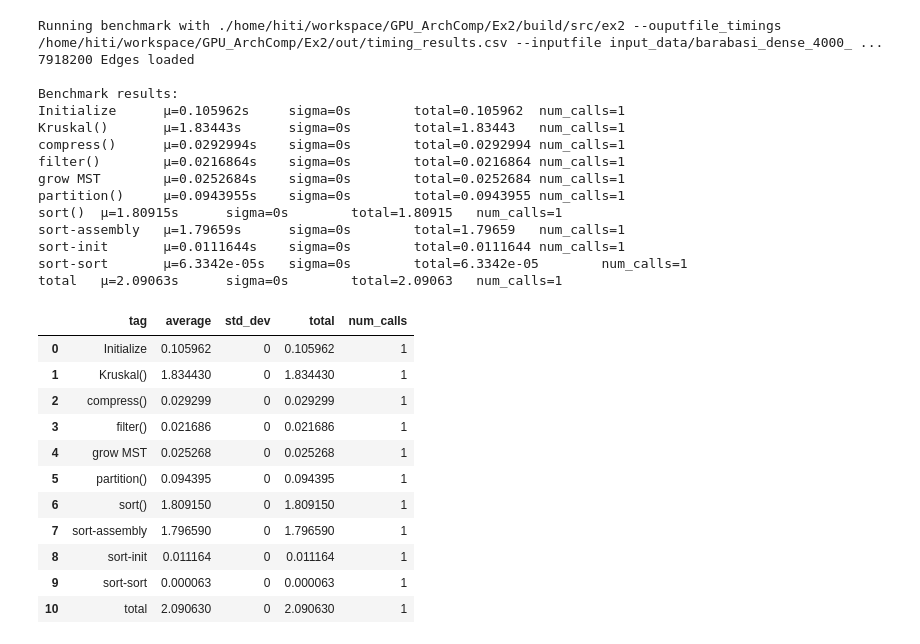
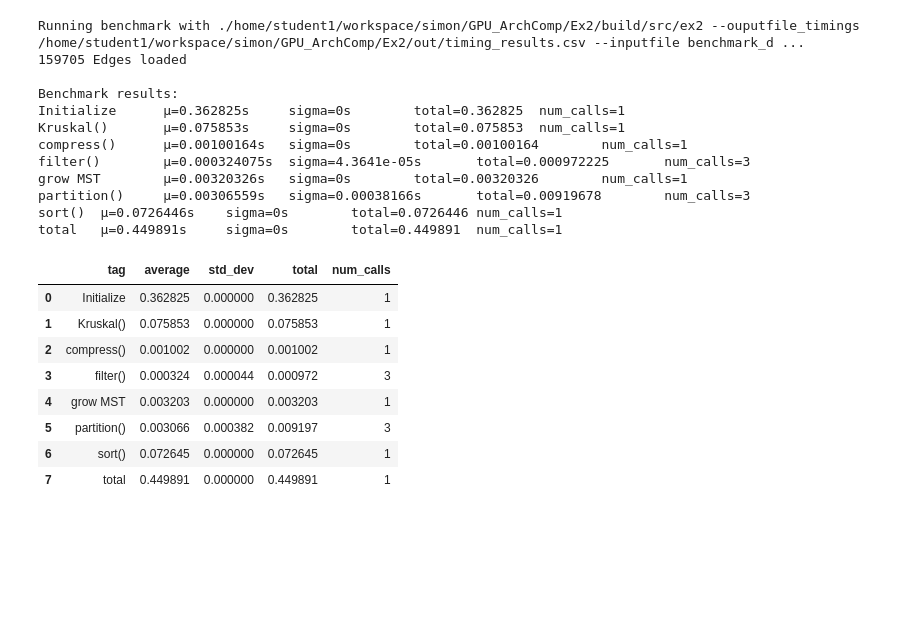
Before and after one commit to hitimr/GPU_ArchComp, a Jupyter notebook: Ex2/scripts/kruskal_benchmark.ipynb, the cells around one changed output. Drawn from its saved outputs; the diff is of its cells as text; code cells hidden in the pictures; blank space fills up the shorter version.

Commit message:
benchmark scripts WIP

```diff
--- a/Ex2/scripts/kruskal_benchmark.ipynb
+++ b/Ex2/scripts/kruskal_benchmark.ipynb
@@ -29,33 +30,27 @@ Allowed options:
 # %%
-args = f"--inputfile input_data/barabasi_dense_4000_3600.csv --mst-kernel 1 -s 1 -k 4"
+args = f"--inputfile benchmark_data/barabasi_800_50pct.csv --mst-kernel 1 -s 1 -n 1"
 df = common.run_benchmark(common.OUT_DIR / "timing_results.csv", args=args, print_output=True)
 df
 # %% [output]
-Running benchmark with ./home/hiti/workspace/GPU_ArchComp/Ex2/build/src/ex2 --ouputfile_timings /home/hiti/workspace/GPU_ArchComp/Ex2/out/timing_results.csv --inputfile input_data/barabasi_dense_4000_ ...
-7918200 Edges loaded
+Running benchmark with ./home/student1/workspace/simon/GPU_ArchComp/Ex2/build/src/ex2 --ouputfile_timings /home/student1/workspace/simon/GPU_ArchComp/Ex2/out/timing_results.csv --inputfile benchmark_d ...
+159705 Edges loaded
 
 Benchmark results:
-Initialize      µ=0.105962s     sigma=0s        total=0.105962  num_calls=1
-Kruskal()       µ=1.83443s      sigma=0s        total=1.83443   num_calls=1
-compress()      µ=0.0292994s    sigma=0s        total=0.0292994 num_calls=1
-filter()        µ=0.0216864s    sigma=0s        total=0.0216864 num_calls=1
-grow MST        µ=0.0252684s    sigma=0s        total=0.0252684 num_calls=1
-partition()     µ=0.0943955s    sigma=0s        total=0.0943955 num_calls=1
-sort()  µ=1.80915s      sigma=0s        total=1.80915   num_calls=1
-sort-assembly   µ=1.79659s      sigma=0s        total=1.79659   num_calls=1
-sort-init       µ=0.0111644s    sigma=0s        total=0.0111644 num_calls=1
-sort-sort       µ=6.3342e-05s   sigma=0s        total=6.3342e-05        num_calls=1
-total   µ=2.09063s      sigma=0s        total=2.09063   num_calls=1
+Initialize      µ=0.362825s     sigma=0s        total=0.362825  num_calls=1
+Kruskal()       µ=0.075853s     sigma=0s        total=0.075853  num_calls=1
+compress()      µ=0.00100164s   sigma=0s        total=0.00100164        num_calls=1
+filter()        µ=0.000324075s  sigma=4.3641e-05s       total=0.000972225       num_calls=3
+grow MST        µ=0.00320326s   sigma=0s        total=0.00320326        num_calls=1
+partition()     µ=0.00306559s   sigma=0.00038166s       total=0.00919678        num_calls=3
+sort()  µ=0.0726446s    sigma=0s        total=0.0726446 num_calls=1
+total   µ=0.449891s     sigma=0s        total=0.449891  num_calls=1
 |  | tag | average | std_dev | total | num_calls |
-| 0 | Initialize | 0.105962 | 0 | 0.105962 | 1 |
-| 1 | Kruskal() | 1.834430 | 0 | 1.834430 | 1 |
-| 2 | compress() | 0.029299 | 0 | 0.029299 | 1 |
-| 3 | filter() | 0.021686 | 0 | 0.021686 | 1 |
-| 4 | grow MST | 0.025268 | 0 | 0.025268 | 1 |
-| 5 | partition() | 0.094395 | 0 | 0.094395 | 1 |
-| 6 | sort() | 1.809150 | 0 | 1.809150 | 1 |
-| 7 | sort-assembly | 1.796590 | 0 | 1.796590 | 1 |
-| 8 | sort-init | 0.011164 | 0 | 0.011164 | 1 |
-| 9 | sort-sort | 0.000063 | 0 | 0.000063 | 1 |
-| 10 | total | 2.090630 | 0 | 2.090630 | 1 |
+| 0 | Initialize | 0.362825 | 0.000000 | 0.362825 | 1 |
+| 1 | Kruskal() | 0.075853 | 0.000000 | 0.075853 | 1 |
+| 2 | compress() | 0.001002 | 0.000000 | 0.001002 | 1 |
+| 3 | filter() | 0.000324 | 0.000044 | 0.000972 | 3 |
+| 4 | grow MST | 0.003203 | 0.000000 | 0.003203 | 1 |
+| 5 | partition() | 0.003066 | 0.000382 | 0.009197 | 3 |
+| 6 | sort() | 0.072645 | 0.000000 | 0.072645 | 1 |
+| 7 | total | 0.449891 | 0.000000 | 0.449891 | 1 |
 # %%
```
Also changed, not shown: parts of 8 cells of this notebook, 1 other file.
